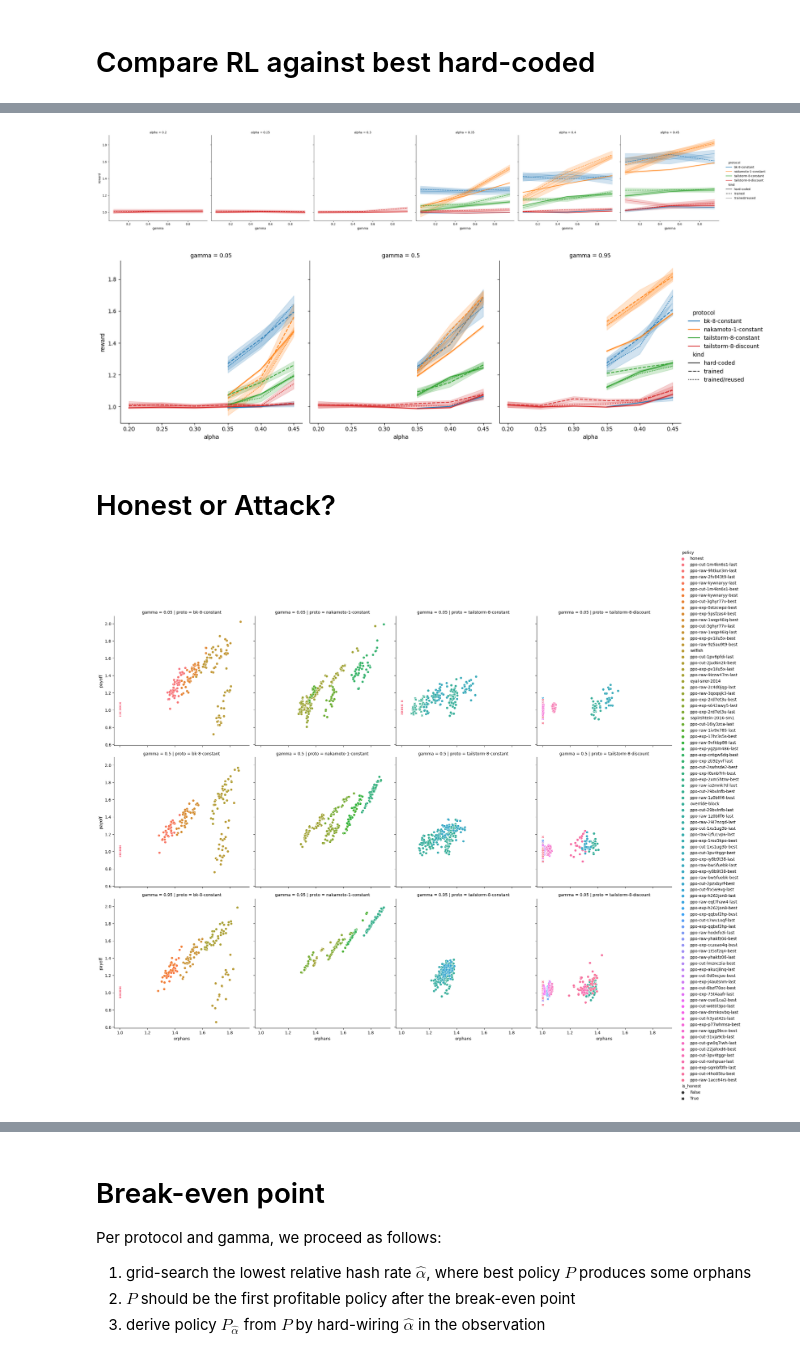
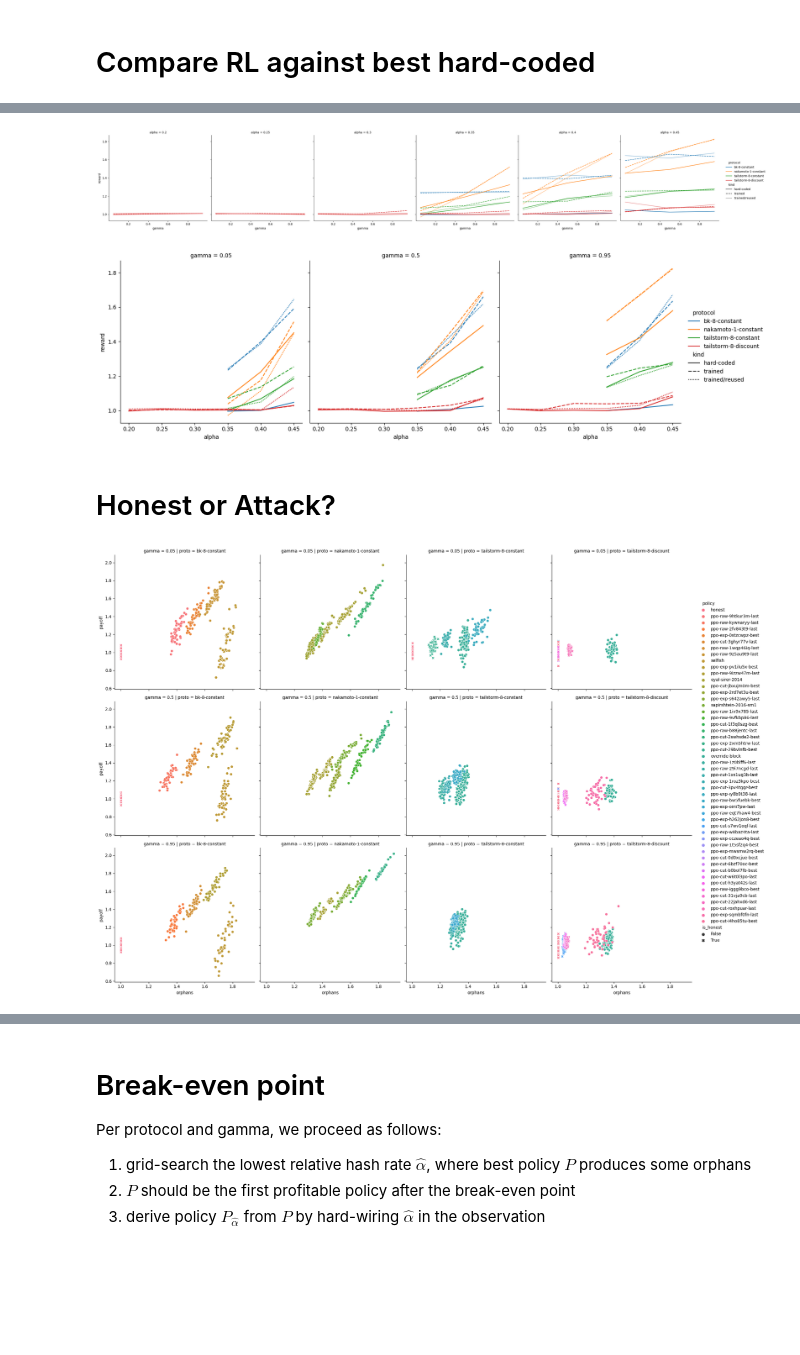
Before and after one commit to pkel/cpr, a Jupyter notebook: experiments/rl-eval/compare-models-and-find-breakeven.ipynb, the cells around one changed output, grey strips where cells are left out. Saved outputs shown, nothing was run; the diff lists cells and outputs as text; code cells hidden in the pictures; blank space fills up the shorter version.

```diff
--- a/experiments/rl-eval/compare-models-and-find-breakeven.ipynb
+++ b/experiments/rl-eval/compare-models-and-find-breakeven.ipynb
@@ -42,7 +42,7 @@ sys.modules[
 ] = cfg_model  # cfg_model should be moved somewhere else, I guess
 # %%
 episode_len = 2048
-n_episodes = 25
+n_episodes = 50
 batches = [
     # "2023-01-10_tailstorm-8-constant",
     # "2023-01-11_nakamoto", # broken, is it because is was trained on python3.11?
@@ -319,6 +331,22 @@ rl_vs_hard_coded_bp(lambda d: d.episode_reward_attacker / d.episode_progress / d
 # %%
 def rl_vs_hard_coded_gamma_lp(objective, label="reward"):
-    d = opt_episodes.copy()
+    d = (
+        opt_episodes.groupby(
+            [
+                "protocol",
+                "k",
+                "reward",
+                "subblock_selection",
+                "alpha",
+                "gamma",
+                "kind",
+                "reused",
+                "policy",
+            ]
+        )
+        .mean()
+        .reset_index()
+    )
     d.loc[d.reused, "kind"] = "trained/reused"
     d = (
         d.assign(
@@ -344,10 +372,26 @@ rl_vs_hard_coded_gamma_lp(
     lambda d: d.episode_reward_attacker / d.episode_progress / d.alpha
 )
 # %% [output]
-[figure, old version]
+[figure, new version]
 # %%
 def rl_vs_hard_coded_alpha_lp(objective, label="reward"):
-    d = opt_episodes.copy()
+    d = (
+        opt_episodes.groupby(
+            [
+                "protocol",
+                "k",
+                "reward",
+                "subblock_selection",
+                "alpha",
+                "gamma",
+                "kind",
+                "reused",
+                "policy",
+            ]
+        )
+        .mean()
+        .reset_index()
+    )
     d.loc[d.reused, "kind"] = "trained/reused"
     d = (
         d.assign(
@@ -373,35 +417,37 @@ rl_vs_hard_coded_alpha_lp(
     lambda d: d.episode_reward_attacker / d.episode_progress / d.alpha
 )
 # %% [output]
-[figure, old version]
+[figure, new version]
 # %% [markdown]
 # Honest or Attack?
 # %%
 grouping = ["protocol", "k", "reward", "subblock_selection", "alpha", "gamma", "policy"]
-d = opt_episodes.copy()
-d["orphans"] = d.episode_n_activations / d.episode_progress
-d["proto"] = d.protocol + "-" + d.k.map(str) + "-" + d.reward
-d["payoff"] = d.episode_reward_attacker / d.episode_progress / d.alpha
+d = opt_episodes.query("not reused")
+d = d.assign(
+    orphans=d.episode_n_activations / d.episode_progress,
+    proto=d.protocol + "-" + d.k.map(str) + "-" + d.reward,
+    payoff=d.episode_reward_attacker / d.episode_progress / d.alpha,
+)
 dd = d.groupby(grouping).agg(
     mean_orphans=("orphans", "mean"),
     mean_payoff=("payoff", "mean"),
     std_payoff=("payoff", "std"),
 )
 d = d.set_index(grouping + ["episode"]).join(dd).reset_index()
-d["is_honest"] = d.mean_orphans <= 1.15
+d = d.assign(is_honest=d.mean_orphans <= 1.15)
 sns.relplot(
     data=d,
     x="orphans",
     y="payoff",
     hue="policy",
     style="is_honest",
     row="gamma",
     col="proto",
 )
 honest_or_attack_episodes = d  # for later use
 # list(d.columns)
 # %% [output]
-[figure, old version]
+[figure, new version]
 # %%
 sns.relplot(
     data=d,
```
Also changed, not shown: parts of 13 cells of this notebook.
